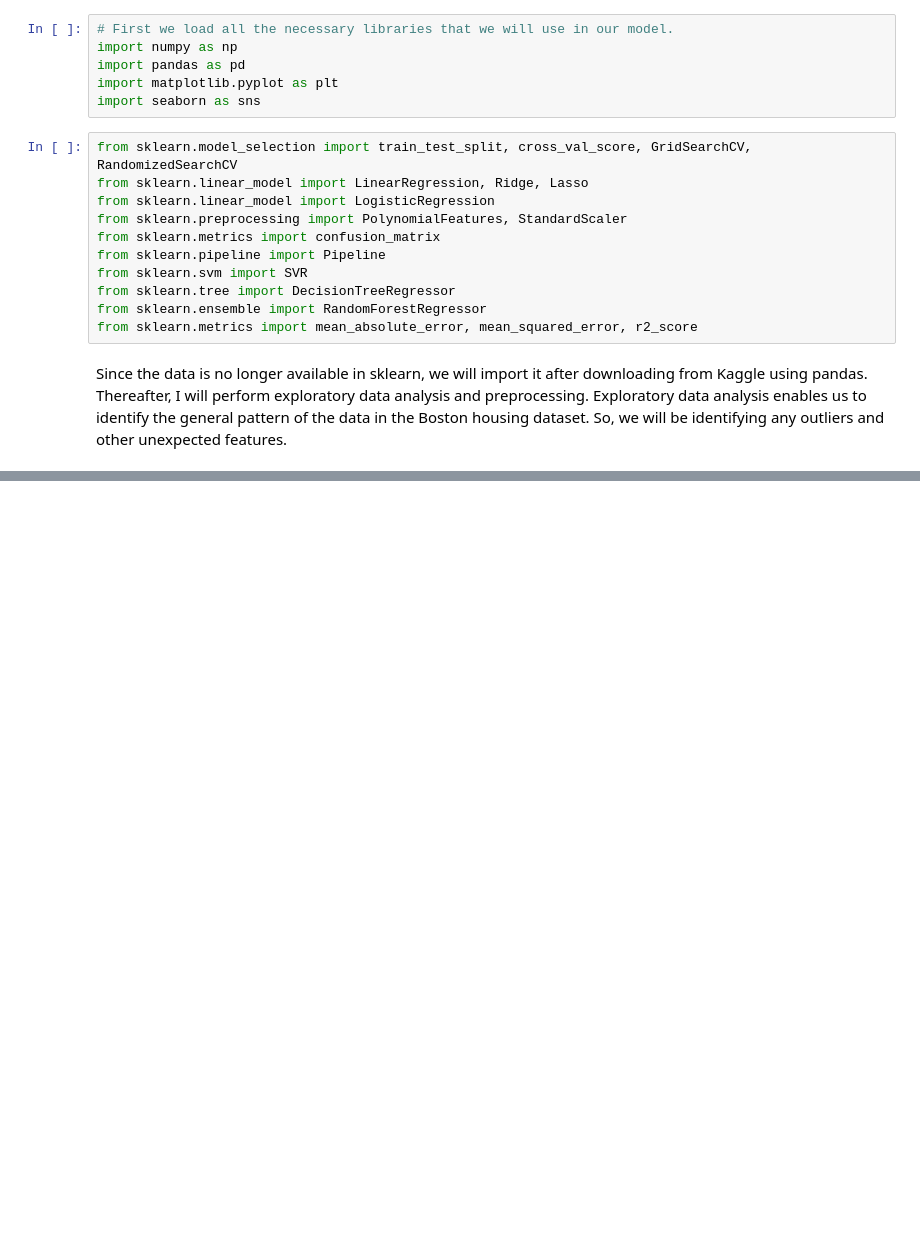
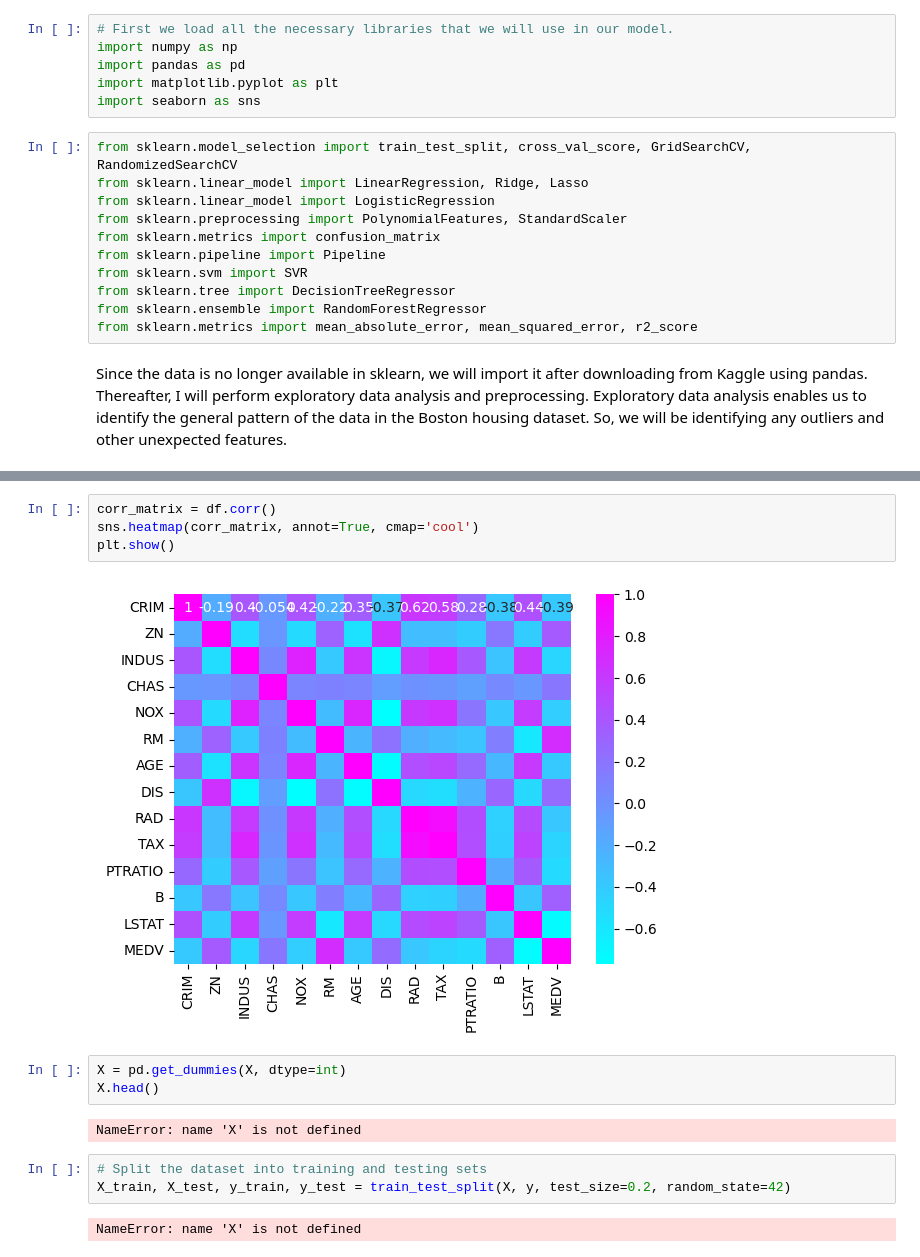
Before and after one commit to LilianNekesa/DataScience, a Jupyter notebook: supervised learning regression.ipynb, the cells around one changed output, grey strips where cells are left out. Cells and saved outputs as stored; diff of their text form; blank space fills up the shorter version.

```diff
--- a/supervised learning regression.ipynb
+++ b/supervised learning regression.ipynb
@@ -156,0 +131,16 @@ NameError: name 'confusion_matrix' is not defined
+# %%
+corr_matrix = df.corr()
+sns.heatmap(corr_matrix, annot=True, cmap='cool')
+plt.show()
+# %% [output]
+[figure, added]
+# %%
+X = pd.get_dummies(X, dtype=int)
+X.head()
+# %% [output]
+NameError: name 'X' is not defined
+# %%
+# Split the dataset into training and testing sets
+X_train, X_test, y_train, y_test = train_test_split(X, y, test_size=0.2, random_state=42)
+# %% [output]
+NameError: name 'X' is not defined
```
Also changed, not shown: parts of 18 cells of this notebook, 12 other files.
